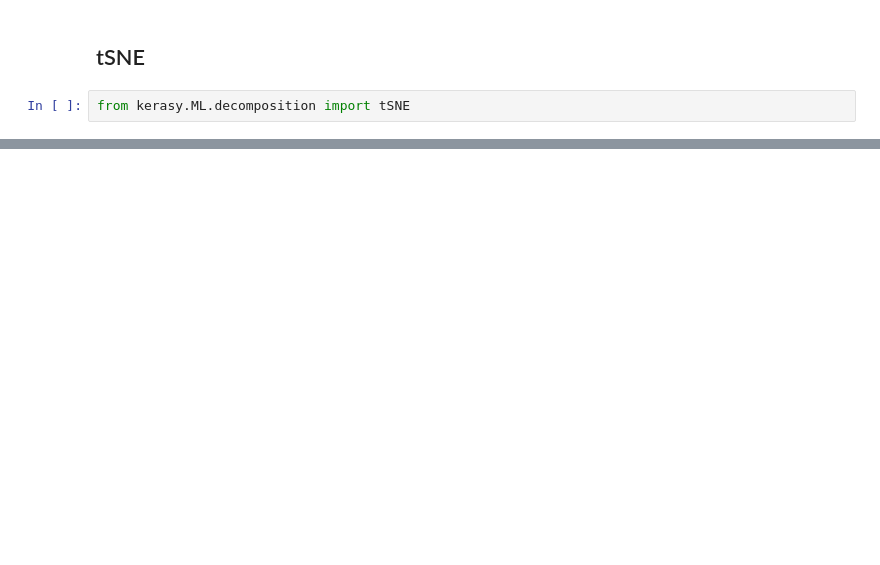
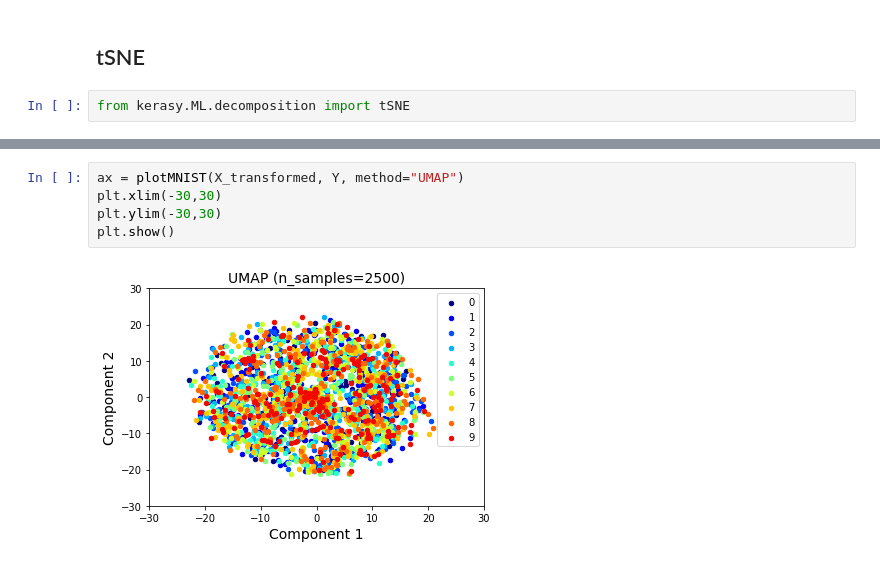
Before and after one commit to iwasakishuto/Kerasy, a Jupyter notebook: examples/decompositions.ipynb, the cells around one changed output, grey strips where cells are left out. Saved outputs shown, nothing was run; the diff lists cells and outputs as text; blank space fills up the shorter version.

```diff
--- a/examples/decompositions.ipynb
+++ b/examples/decompositions.ipynb
@@ -110,0 +123,7 @@ plt.show()
+# %%
+ax = plotMNIST(X_transformed, Y, method="UMAP")
+plt.xlim(-30,30)
+plt.ylim(-30,30)
+plt.show()
+# %% [output]
+[figure, added]
```
Also changed, not shown: parts of 13 cells of this notebook.
